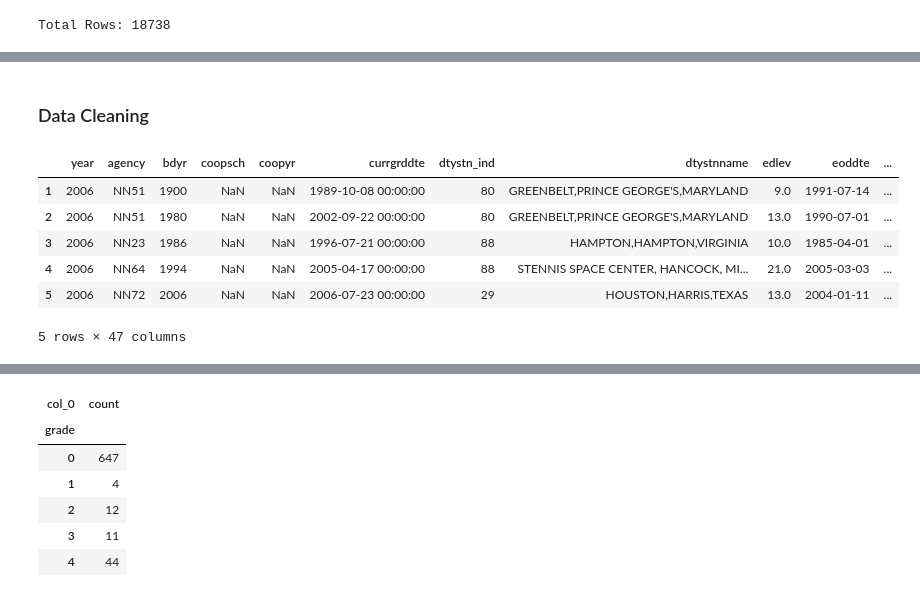
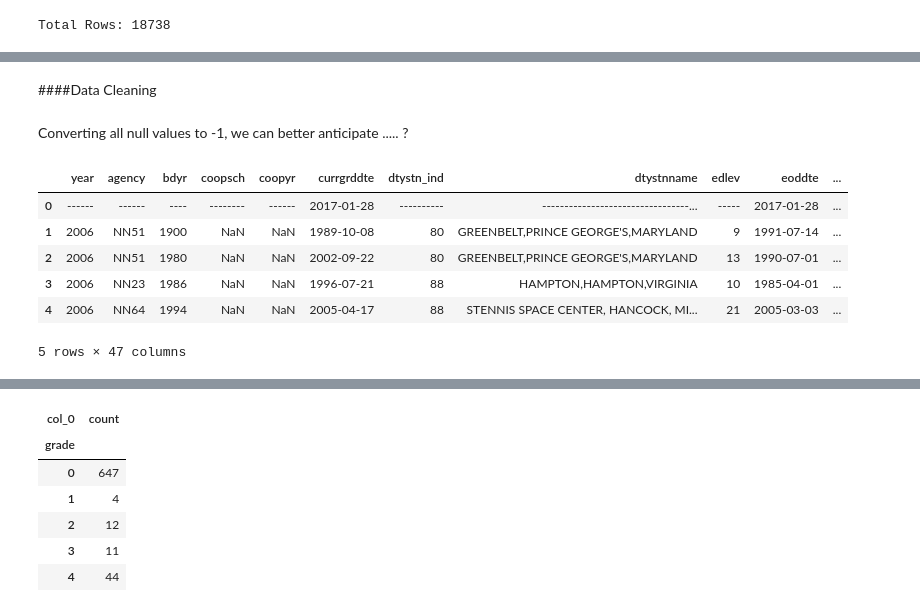
Before and after one commit to clairecDS/DataMiningClass, a Jupyter notebook: 7331 Data Mining - Project 1.ipynb, the cells around one changed output, grey strips where cells are left out. Cells and saved outputs as stored; diff of their text form; code cells hidden in the pictures.

```diff
--- a/7331 Data Mining - Project 1.ipynb
+++ b/7331 Data Mining - Project 1.ipynb
@@ -177,7 +92,7 @@ import matplotlib.pyplot as plt
 # %%
 #load data file
-data_file = pd.read_excel('/Users/wkerneck/desktop/NASA_2006.xls')
-data_file2 = pd.read_excel('/Users/wkerneck/desktop/NASA_2007.xls')
+data_file = pd.read_excel('/Users/macnificent/desktop/NASA_2006.xls')
+data_file2 = pd.read_excel('/Users/macnificent/desktop/NASA_2007.xls')
 # %%
 #lets see how many records there are 1st execel file
 print("Total Rows: {0}".format(len(data_file)))
@@ -212,9 +183,11 @@ None
 # %% [markdown]
-### Data Cleaning
+####Data Cleaning
 # %%
 #Remove all Null values from each dataset
 data_file = data_file.replace(to_replace='NULL', value= -1)
 data_file2 = data_file2.replace(to_replace='NULL', value= -1)
+# %% [markdown]
+Converting all null values to -1, we can better anticipate ..... ?
 # %%
 ##df[continuous_features] = df[continuous_features].astype(np.float64)
 # To drop the first row
@@ -229,14 +202,14 @@ df = pd.DataFrame(data_file)
 df2 = pd.DataFrame(data_file2)
 # %%
 # Outputting the Header information of the first dataset (data_file)
-data_file.head()
+df.head()
 # %% [output]
 |  | year | agency | bdyr | coopsch | coopyr | currgrddte | dtystn_ind | dtystnname | edlev | eoddte | ... |
-| 1 | 2006 | NN51 | 1900 | NaN | NaN | 1989-10-08 00:00:00 | 80 | GREENBELT,PRINCE GEORGE'S,MARYLAND | 9.0 | 1991-07-14 | ... |
-| 2 | 2006 | NN51 | 1980 | NaN | NaN | 2002-09-22 00:00:00 | 80 | GREENBELT,PRINCE GEORGE'S,MARYLAND | 13.0 | 1990-07-01 | ... |
-| 3 | 2006 | NN23 | 1986 | NaN | NaN | 1996-07-21 00:00:00 | 88 | HAMPTON,HAMPTON,VIRGINIA | 10.0 | 1985-04-01 | ... |
-| 4 | 2006 | NN64 | 1994 | NaN | NaN | 2005-04-17 00:00:00 | 88 | STENNIS SPACE CENTER, HANCOCK, MI... | 21.0 | 2005-03-03 | ... |
-| 5 | 2006 | NN72 | 2006 | NaN | NaN | 2006-07-23 00:00:00 | 29 | HOUSTON,HARRIS,TEXAS | 13.0 | 2004-01-11 | ... |
+| 0 | ------ | ------ | ---- | -------- | ------ | 2017-01-28 | ---------- | ---------------------------------... | ----- | 2017-01-28 | ... |
+| 1 | 2006 | NN51 | 1900 | NaN | NaN | 1989-10-08 | 80 | GREENBELT,PRINCE GEORGE'S,MARYLAND | 9 | 1991-07-14 | ... |
+| 2 | 2006 | NN51 | 1980 | NaN | NaN | 2002-09-22 | 80 | GREENBELT,PRINCE GEORGE'S,MARYLAND | 13 | 1990-07-01 | ... |
+| 3 | 2006 | NN23 | 1986 | NaN | NaN | 1996-07-21 | 88 | HAMPTON,HAMPTON,VIRGINIA | 10 | 1985-04-01 | ... |
+| 4 | 2006 | NN64 | 1994 | NaN | NaN | 2005-04-17 | 88 | STENNIS SPACE CENTER, HANCOCK, MI... | 21 | 2005-03-03 | ... |
 5 rows × 47 columns
 # %%
 # Outputting the Header information of the second dataset (data_file2)
```
Also changed, not shown: parts of 37 cells of this notebook.
